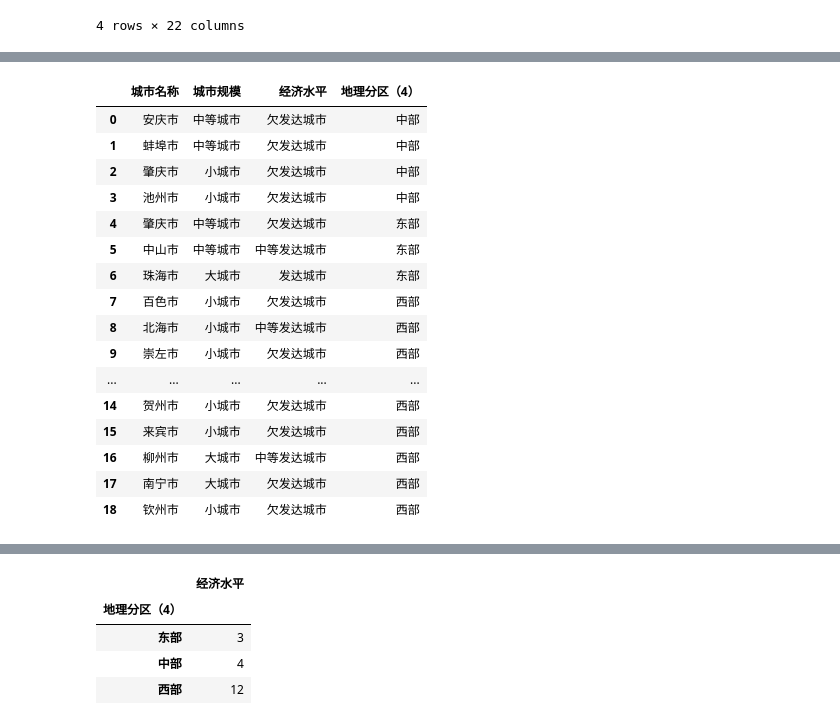
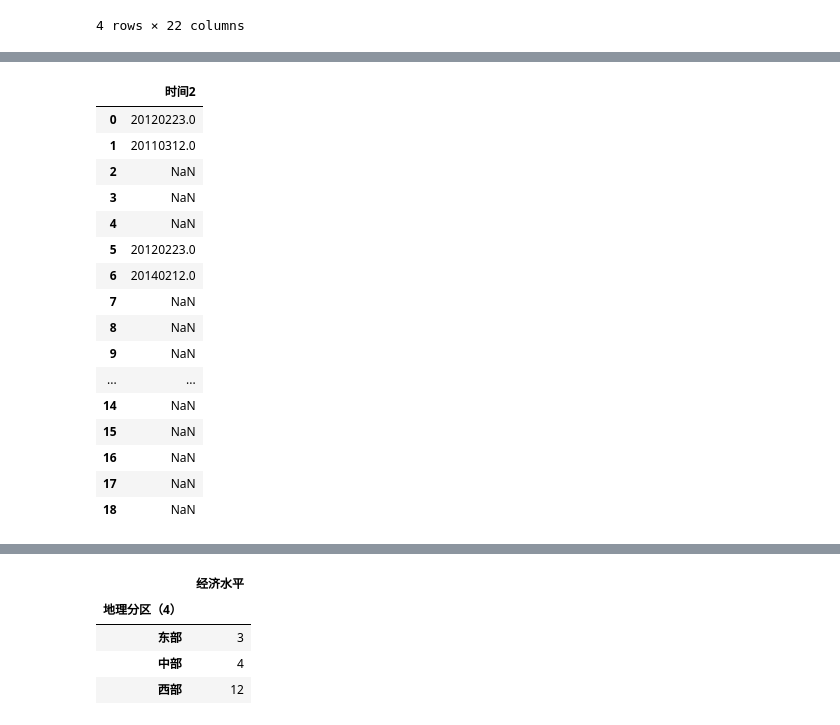
Before and after one commit to SiyiQi000/Internship_XCY_202209, a Jupyter notebook: 0918/test.ipynb, the cells around one changed output, grey strips where cells are left out. Cells and saved outputs as stored; diff of their text form; code cells hidden in the pictures.

```diff
--- a/0918/test.ipynb
+++ b/0918/test.ipynb
@@ -60,21 +155,21 @@ alldata2
 # %%
-df1= pd.read_excel(r'D:\my github\Internship_XCY_202209\0918\Hospital_test.xlsx',sheet_name='Sheet1',usecols=[0,1,2,3])
+df1= pd.read_excel(r'D:\my github\Internship_XCY_202209\0918\Hospital_test.xlsx',sheet_name='Sheet1',usecols=[8])
 df1
 # %% [output]
-|  | 城市名称 | 城市规模 | 经济水平 | 地理分区（4） |
-| 0 | 安庆市 | 中等城市 | 欠发达城市 | 中部 |
-| 1 | 蚌埠市 | 中等城市 | 欠发达城市 | 中部 |
-| 2 | 肇庆市 | 小城市 | 欠发达城市 | 中部 |
-| 3 | 池州市 | 小城市 | 欠发达城市 | 中部 |
-| 4 | 肇庆市 | 中等城市 | 欠发达城市 | 东部 |
-| 5 | 中山市 | 中等城市 | 中等发达城市 | 东部 |
-| 6 | 珠海市 | 大城市 | 发达城市 | 东部 |
-| 7 | 百色市 | 小城市 | 欠发达城市 | 西部 |
-| 8 | 北海市 | 小城市 | 中等发达城市 | 西部 |
-| 9 | 崇左市 | 小城市 | 欠发达城市 | 西部 |
-| ... | ... | ... | ... | ... |
-| 14 | 贺州市 | 小城市 | 欠发达城市 | 西部 |
-| 15 | 来宾市 | 小城市 | 欠发达城市 | 西部 |
-| 16 | 柳州市 | 大城市 | 中等发达城市 | 西部 |
-| 17 | 南宁市 | 大城市 | 欠发达城市 | 西部 |
-| 18 | 钦州市 | 小城市 | 欠发达城市 | 西部 |
+|  | 时间2 |
+| 0 | 20120223.0 |
+| 1 | 20110312.0 |
+| 2 | NaN |
+| 3 | NaN |
+| 4 | NaN |
+| 5 | 20120223.0 |
+| 6 | 20140212.0 |
+| 7 | NaN |
+| 8 | NaN |
+| 9 | NaN |
+| ... | ... |
+| 14 | NaN |
+| 15 | NaN |
+| 16 | NaN |
+| 17 | NaN |
+| 18 | NaN |
```
Also changed, not shown: parts of 5 cells of this notebook, 7 other files.
